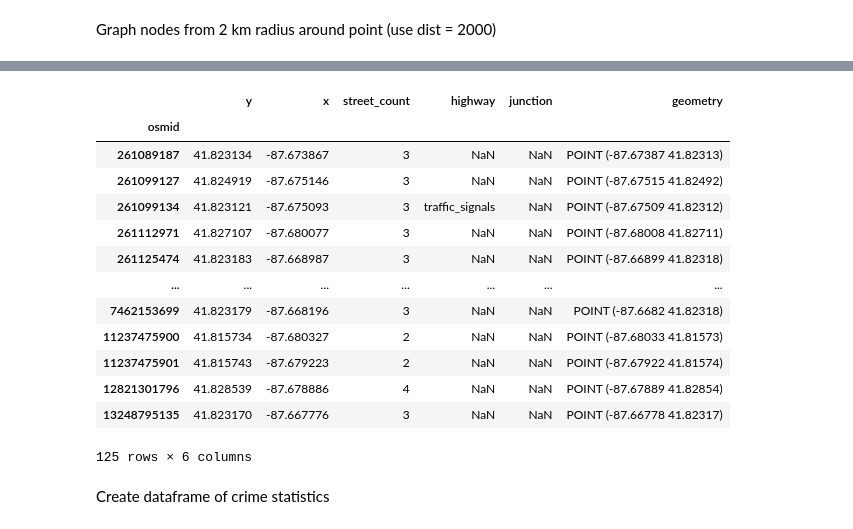
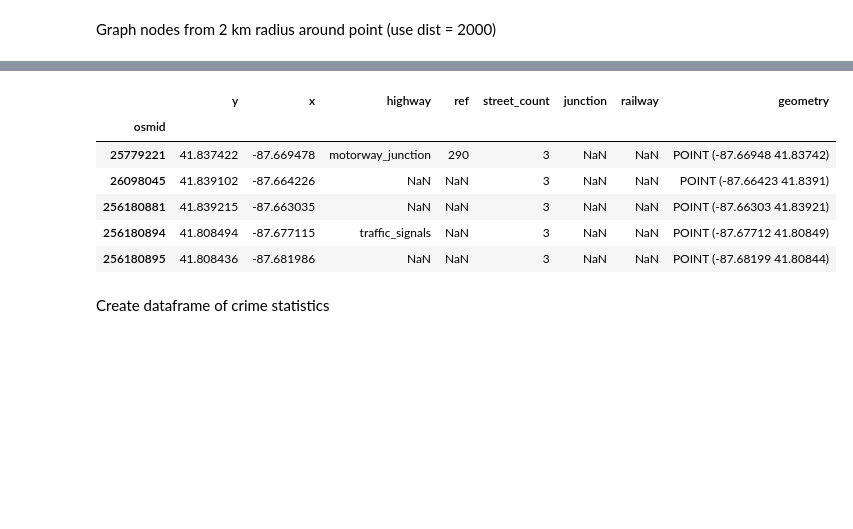
Before and after one commit to kenedyducheine/statistical-crime-analysis, a Jupyter notebook: CrimeDataNotebook.ipynb, the cells around one changed output, grey strips where cells are left out. Cells and saved outputs as stored; diff of their text form; code cells hidden in the pictures; blank space fills up the shorter version.

```diff
--- a/CrimeDataNotebook.ipynb
+++ b/CrimeDataNotebook.ipynb
@@ -15,7 +14,7 @@ point = (41.823, -87.671)
 # %% [markdown]
 Graph nodes from 2 km radius around point (use dist = 2000)
 # %%
-G = ox.graph_from_point(point, dist=1000, network_type='drive')
+G = ox.graph_from_point(point, dist=2000, network_type='drive')
 # %%
 fig, ax = ox.plot_graph(G, node_color='r', edge_color='#999999', bgcolor='w')
 # %% [output]
@@ -23,21 +24,14 @@ fig, ax = ox.plot_graph(G, node_color='r', edge_color='#999999', bgcolor='w')
 # %%
 nodes = ox.graph_to_gdfs(G, edges=False)
-nodes
+nodes.head(5)
 # %% [output]
-|  | y | x | street_count | highway | junction | geometry |
-| osmid |  |  |  |  |  |  |
-| 261089187 | 41.823134 | -87.673867 | 3 | NaN | NaN | POINT (-87.67387 41.82313) |
-| 261099127 | 41.824919 | -87.675146 | 3 | NaN | NaN | POINT (-87.67515 41.82492) |
-| 261099134 | 41.823121 | -87.675093 | 3 | traffic_signals | NaN | POINT (-87.67509 41.82312) |
-| 261112971 | 41.827107 | -87.680077 | 3 | NaN | NaN | POINT (-87.68008 41.82711) |
-| 261125474 | 41.823183 | -87.668987 | 3 | NaN | NaN | POINT (-87.66899 41.82318) |
-| ... | ... | ... | ... | ... | ... | ... |
-| 7462153699 | 41.823179 | -87.668196 | 3 | NaN | NaN | POINT (-87.6682 41.82318) |
-| 11237475900 | 41.815734 | -87.680327 | 2 | NaN | NaN | POINT (-87.68033 41.81573) |
-| 11237475901 | 41.815743 | -87.679223 | 2 | NaN | NaN | POINT (-87.67922 41.81574) |
-| 12821301796 | 41.828539 | -87.678886 | 4 | NaN | NaN | POINT (-87.67889 41.82854) |
-| 13248795135 | 41.823170 | -87.667776 | 3 | NaN | NaN | POINT (-87.66778 41.82317) |
+|  | y | x | highway | ref | street_count | junction | railway | geometry |
+| osmid |  |  |  |  |  |  |  |  |
+| 25779221 | 41.837422 | -87.669478 | motorway_junction | 290 | 3 | NaN | NaN | POINT (-87.66948 41.83742) |
+| 26098045 | 41.839102 | -87.664226 | NaN | NaN | 3 | NaN | NaN | POINT (-87.66423 41.8391) |
+| 256180881 | 41.839215 | -87.663035 | NaN | NaN | 3 | NaN | NaN | POINT (-87.66303 41.83921) |
+| 256180894 | 41.808494 | -87.677115 | traffic_signals | NaN | 3 | NaN | NaN | POINT (-87.67712 41.80849) |
+| 256180895 | 41.808436 | -87.681986 | NaN | NaN | 3 | NaN | NaN | POINT (-87.68199 41.80844) |
-125 rows × 6 columns
 # %% [markdown]
 Create dataframe of crime statistics
 # %%
```
Also changed, not shown: parts of 14 cells of this notebook.
